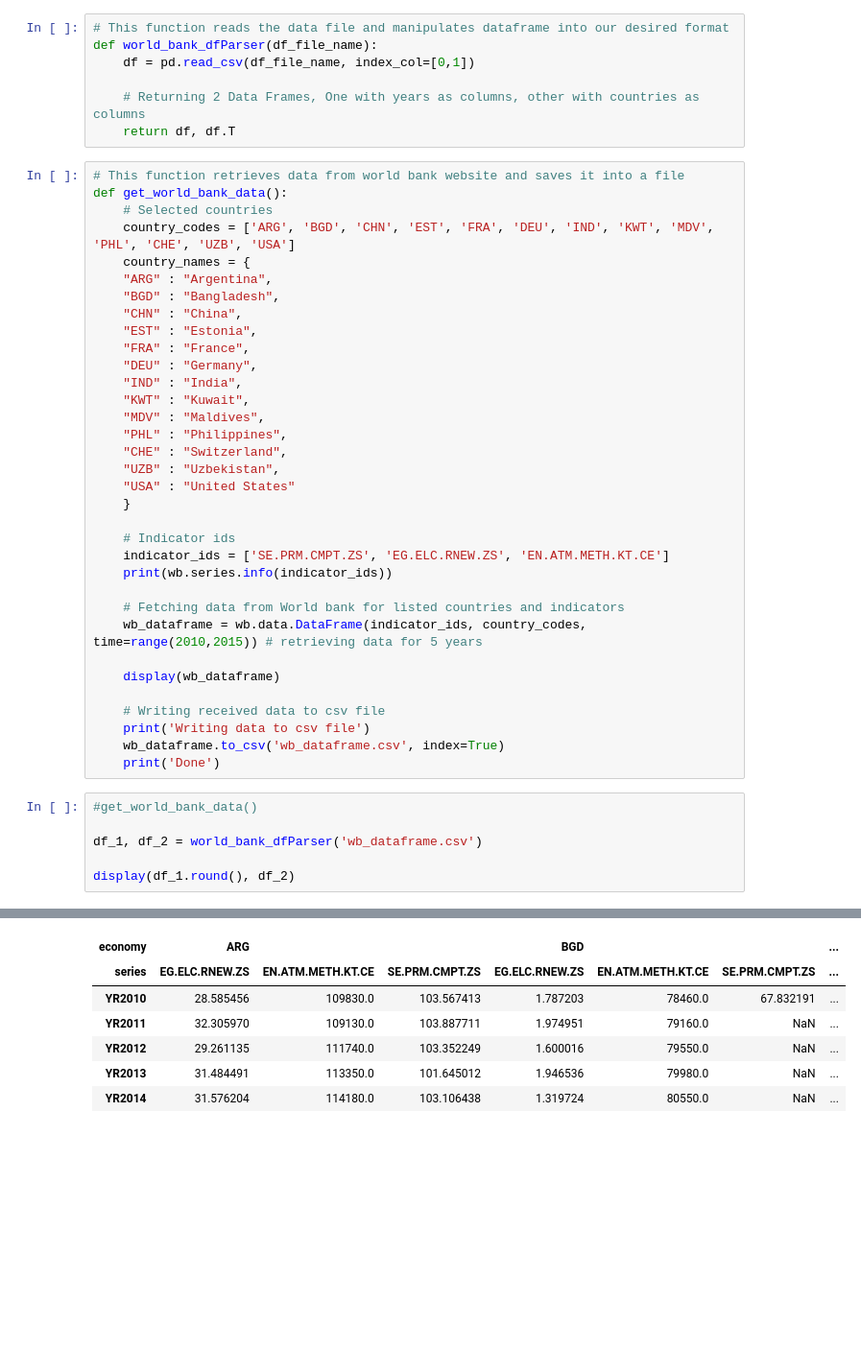
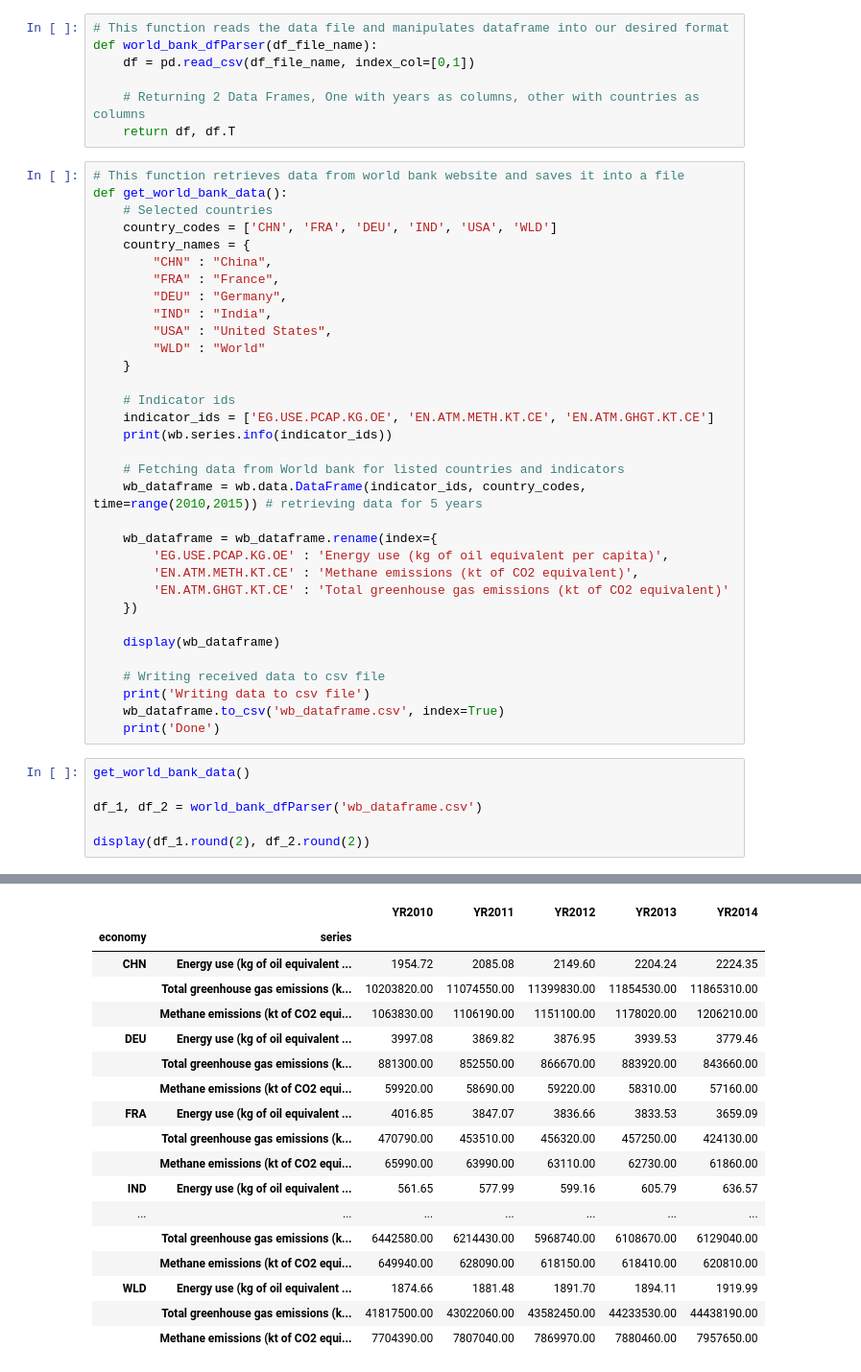
Before and after one commit to shabihulhaider/UH-ADS1, a Jupyter notebook: Assignment 2/Assignment_2_Haider_21027325.ipynb, the cells around one changed output, grey strips where cells are left out. Shown: that part at 96% size. Drawn from its saved outputs; the diff is of its cells as text; blank space fills up the shorter version.

```diff
--- a/Assignment 2/Assignment_2_Haider_21027325.ipynb
+++ b/Assignment 2/Assignment_2_Haider_21027325.ipynb
@@ -16,29 +18,28 @@ def world_bank_dfParser(df_file_name):
 # This function retrieves data from world bank website and saves it into a file
 def get_world_bank_data():
     # Selected countries
-    country_codes = ['ARG', 'BGD', 'CHN', 'EST', 'FRA', 'DEU', 'IND', 'KWT', 'MDV', 'PHL', 'CHE', 'UZB', 'USA']
+    country_codes = ['CHN', 'FRA', 'DEU', 'IND', 'USA', 'WLD']
     country_names = {
-    "ARG" : "Argentina",
-    "BGD" : "Bangladesh",
-    "CHN" : "China",
-    "EST" : "Estonia",
-    "FRA" : "France",
-    "DEU" : "Germany",
-    "IND" : "India",
-    "KWT" : "Kuwait",
-    "MDV" : "Maldives",
-    "PHL" : "Philippines",
-    "CHE" : "Switzerland",
-    "UZB" : "Uzbekistan",
-    "USA" : "United States"
+        "CHN" : "China",
+        "FRA" : "France",
+        "DEU" : "Germany",
+        "IND" : "India",
+        "USA" : "United States",
+        "WLD" : "World"
     }
 
     # Indicator ids
-    indicator_ids = ['SE.PRM.CMPT.ZS', 'EG.ELC.RNEW.ZS', 'EN.ATM.METH.KT.CE']
+    indicator_ids = ['EG.USE.PCAP.KG.OE', 'EN.ATM.METH.KT.CE', 'EN.ATM.GHGT.KT.CE']
     print(wb.series.info(indicator_ids))
 
     # Fetching data from World bank for listed countries and indicators
     wb_dataframe = wb.data.DataFrame(indicator_ids, country_codes, time=range(2010,2015)) # retrieving data for 5 years
+
+    wb_dataframe = wb_dataframe.rename(index={
+        'EG.USE.PCAP.KG.OE' : 'Energy use (kg of oil equivalent per capita)',
+        'EN.ATM.METH.KT.CE' : 'Methane emissions (kt of CO2 equivalent)',
+        'EN.ATM.GHGT.KT.CE' : 'Total greenhouse gas emissions (kt of CO2 equivalent)'
+    })
 
     display(wb_dataframe)
 
@@ -47,9 +48,9 @@ def get_world_bank_data():
     wb_dataframe.to_csv('wb_dataframe.csv', index=True)
     print('Done')
 # %%
-#get_world_bank_data()
+get_world_bank_data()
 
 df_1, df_2 = world_bank_dfParser('wb_dataframe.csv')
 
-display(df_1.round(), df_2)
+display(df_1.round(2), df_2.round(2))
 # %% [output]
@@ -74,7 +83,18 @@ display(df_1.round(), df_2)
-| economy | ARG |  |  | BGD |  |  | ... |
-| series | EG.ELC.RNEW.ZS | EN.ATM.METH.KT.CE | SE.PRM.CMPT.ZS | EG.ELC.RNEW.ZS | EN.ATM.METH.KT.CE | SE.PRM.CMPT.ZS | ... |
-| YR2010 | 28.585456 | 109830.0 | 103.567413 | 1.787203 | 78460.0 | 67.832191 | ... |
-| YR2011 | 32.305970 | 109130.0 | 103.887711 | 1.974951 | 79160.0 | NaN | ... |
-| YR2012 | 29.261135 | 111740.0 | 103.352249 | 1.600016 | 79550.0 | NaN | ... |
-| YR2013 | 31.484491 | 113350.0 | 101.645012 | 1.946536 | 79980.0 | NaN | ... |
-| YR2014 | 31.576204 | 114180.0 | 103.106438 | 1.319724 | 80550.0 | NaN | ... |
+|  |  | YR2010 | YR2011 | YR2012 | YR2013 | YR2014 |
+| economy | series |  |  |  |  |  |
+| CHN | Energy use (kg of oil equivalent ... | 1954.72 | 2085.08 | 2149.60 | 2204.24 | 2224.35 |
+|  | Total greenhouse gas emissions (k... | 10203820.00 | 11074550.00 | 11399830.00 | 11854530.00 | 11865310.00 |
+|  | Methane emissions (kt of CO2 equi... | 1063830.00 | 1106190.00 | 1151100.00 | 1178020.00 | 1206210.00 |
+| DEU | Energy use (kg of oil equivalent ... | 3997.08 | 3869.82 | 3876.95 | 3939.53 | 3779.46 |
+|  | Total greenhouse gas emissions (k... | 881300.00 | 852550.00 | 866670.00 | 883920.00 | 843660.00 |
+|  | Methane emissions (kt of CO2 equi... | 59920.00 | 58690.00 | 59220.00 | 58310.00 | 57160.00 |
+| FRA | Energy use (kg of oil equivalent ... | 4016.85 | 3847.07 | 3836.66 | 3833.53 | 3659.09 |
+|  | Total greenhouse gas emissions (k... | 470790.00 | 453510.00 | 456320.00 | 457250.00 | 424130.00 |
+|  | Methane emissions (kt of CO2 equi... | 65990.00 | 63990.00 | 63110.00 | 62730.00 | 61860.00 |
+| IND | Energy use (kg of oil equivalent ... | 561.65 | 577.99 | 599.16 | 605.79 | 636.57 |
+| ... | ... | ... | ... | ... | ... | ... |
+|  | Total greenhouse gas emissions (k... | 6442580.00 | 6214430.00 | 5968740.00 | 6108670.00 | 6129040.00 |
+|  | Methane emissions (kt of CO2 equi... | 649940.00 | 628090.00 | 618150.00 | 618410.00 | 620810.00 |
+| WLD | Energy use (kg of oil equivalent ... | 1874.66 | 1881.48 | 1891.70 | 1894.11 | 1919.99 |
+|  | Total greenhouse gas emissions (k... | 41817500.00 | 43022060.00 | 43582450.00 | 44233530.00 | 44438190.00 |
+|  | Methane emissions (kt of CO2 equi... | 7704390.00 | 7807040.00 | 7869970.00 | 7880460.00 | 7957650.00 |
```
Also changed, not shown: parts of 4 cells of this notebook, 1 other file.
